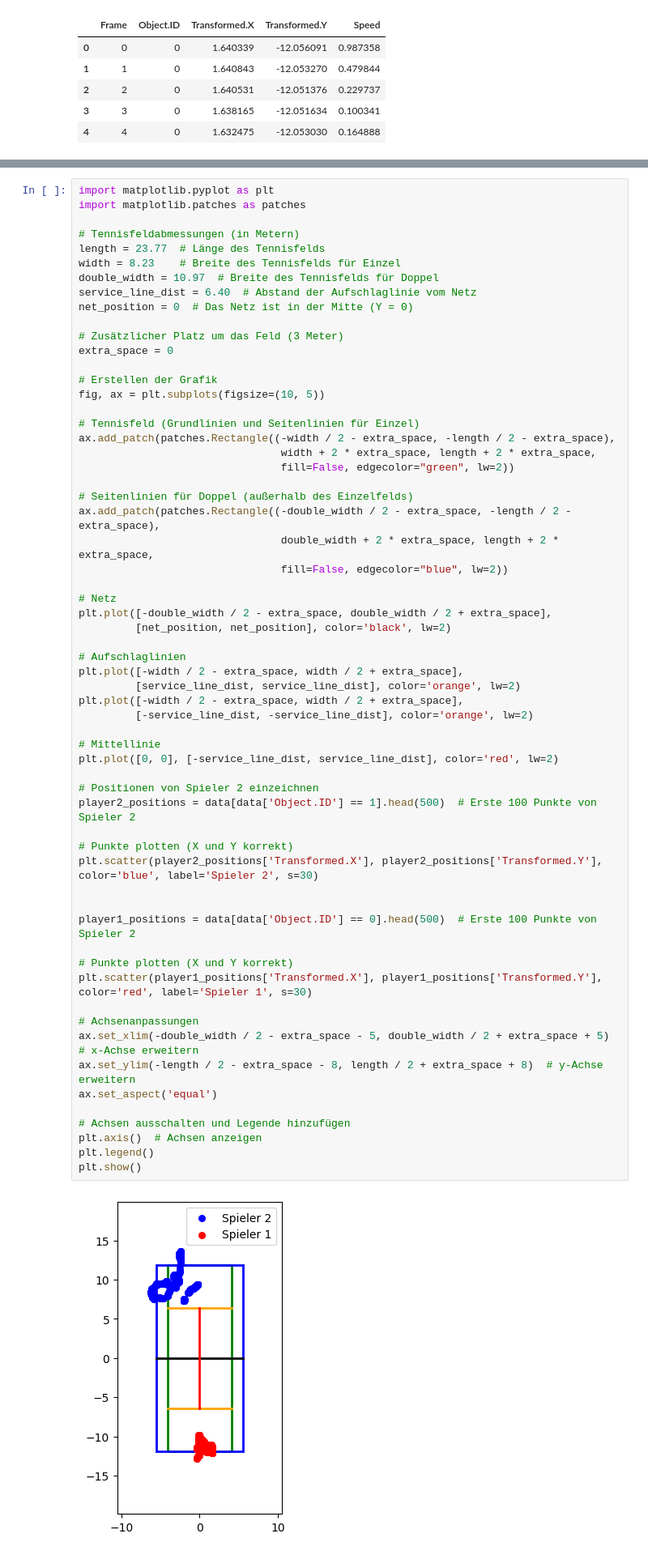
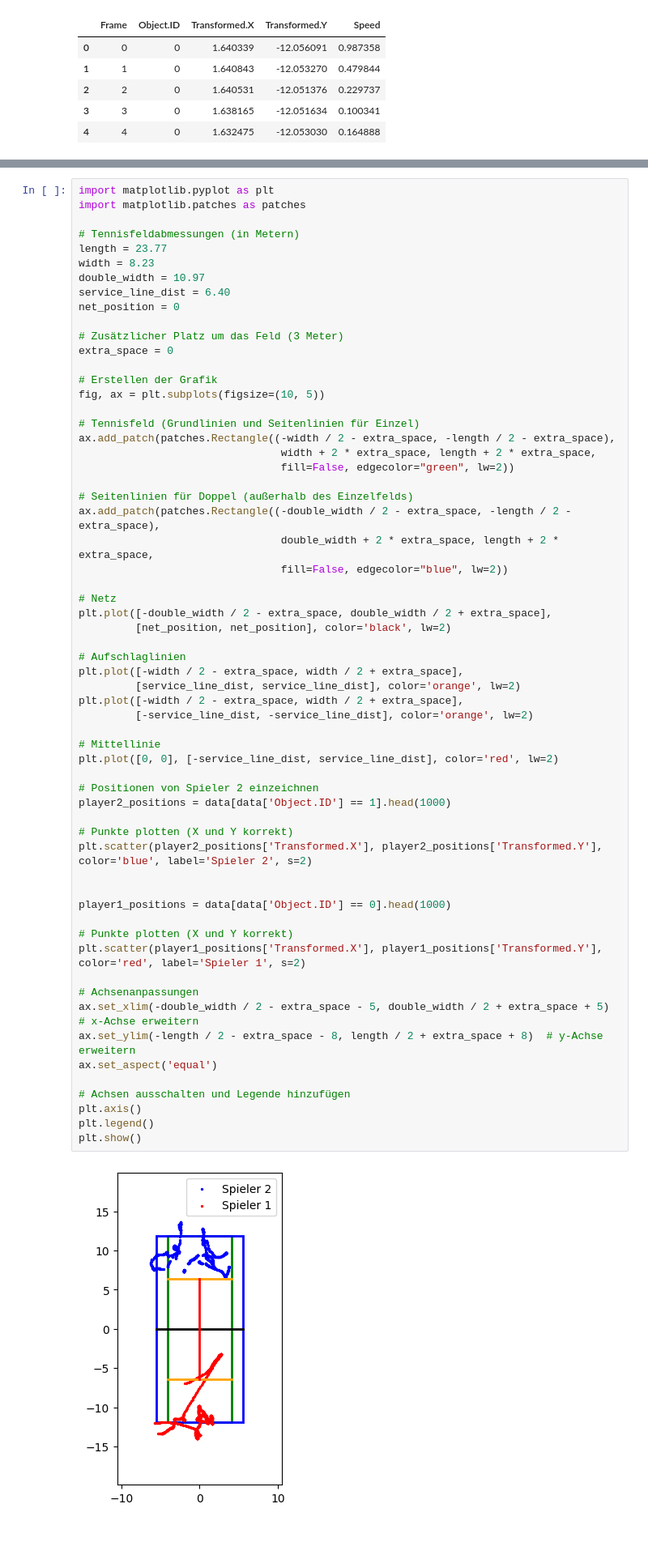
Before and after one commit to raphaelschuepbach/Tennis-Dashboard, a Jupyter notebook: eda/michelle.ipynb, the cells around one changed output, grey strips where cells are left out. Shown at 81% size. Drawn from its saved outputs; the diff is of its cells as text.

```diff
--- a/eda/michelle.ipynb
+++ b/eda/michelle.ipynb
@@ -62,11 +62,11 @@ import matplotlib.pyplot as plt
 import matplotlib.patches as patches
 
 # Tennisfeldabmessungen (in Metern)
-length = 23.77  # Länge des Tennisfelds
-width = 8.23    # Breite des Tennisfelds für Einzel
-double_width = 10.97  # Breite des Tennisfelds für Doppel
-service_line_dist = 6.40  # Abstand der Aufschlaglinie vom Netz
-net_position = 0  # Das Netz ist in der Mitte (Y = 0)
+length = 23.77
+width = 8.23
+double_width = 10.97
+service_line_dist = 6.40
+net_position = 0
 
 # Zusätzlicher Platz um das Feld (3 Meter)
 extra_space = 0
@@ -87,39 +87,39 @@ ax.add_patch(patches.Rectangle((-double_width / 2 - extra_space, -length / 2 - e
 # Netz
 plt.plot([-double_width / 2 - extra_space, double_width / 2 + extra_space],
          [net_position, net_position], color='black', lw=2)
 
 # Aufschlaglinien
 plt.plot([-width / 2 - extra_space, width / 2 + extra_space],
          [service_line_dist, service_line_dist], color='orange', lw=2)
 plt.plot([-width / 2 - extra_space, width / 2 + extra_space],
          [-service_line_dist, -service_line_dist], color='orange', lw=2)
 
 # Mittellinie
 plt.plot([0, 0], [-service_line_dist, service_line_dist], color='red', lw=2)
 
 # Positionen von Spieler 2 einzeichnen
-player2_positions = data[data['Object.ID'] == 1].head(500)  # Erste 100 Punkte von Spieler 2
+player2_positions = data[data['Object.ID'] == 1].head(1000)
 
 # Punkte plotten (X und Y korrekt)
-plt.scatter(player2_positions['Transformed.X'], player2_positions['Transformed.Y'], color='blue', label='Spieler 2', s=30)
+plt.scatter(player2_positions['Transformed.X'], player2_positions['Transformed.Y'], color='blue', label='Spieler 2', s=2)
 
 
-player1_positions = data[data['Object.ID'] == 0].head(500)  # Erste 100 Punkte von Spieler 2
+player1_positions = data[data['Object.ID'] == 0].head(1000)
 
 # Punkte plotten (X und Y korrekt)
-plt.scatter(player1_positions['Transformed.X'], player1_positions['Transformed.Y'], color='red', label='Spieler 1', s=30)
+plt.scatter(player1_positions['Transformed.X'], player1_positions['Transformed.Y'], color='red', label='Spieler 1', s=2)
 
 # Achsenanpassungen
 ax.set_xlim(-double_width / 2 - extra_space - 5, double_width / 2 + extra_space + 5)  # x-Achse erweitern
 ax.set_ylim(-length / 2 - extra_space - 8, length / 2 + extra_space + 8)  # y-Achse erweitern
 ax.set_aspect('equal')
 
 # Achsen ausschalten und Legende hinzufügen
-plt.axis()  # Achsen anzeigen
+plt.axis()
 plt.legend()
 plt.show()
 # %% [output]
-[figure, old version]
+[figure, new version]
 # %%
 # Laufweg Object ID 0
 # Filtern der Daten für Object ID 0
```
